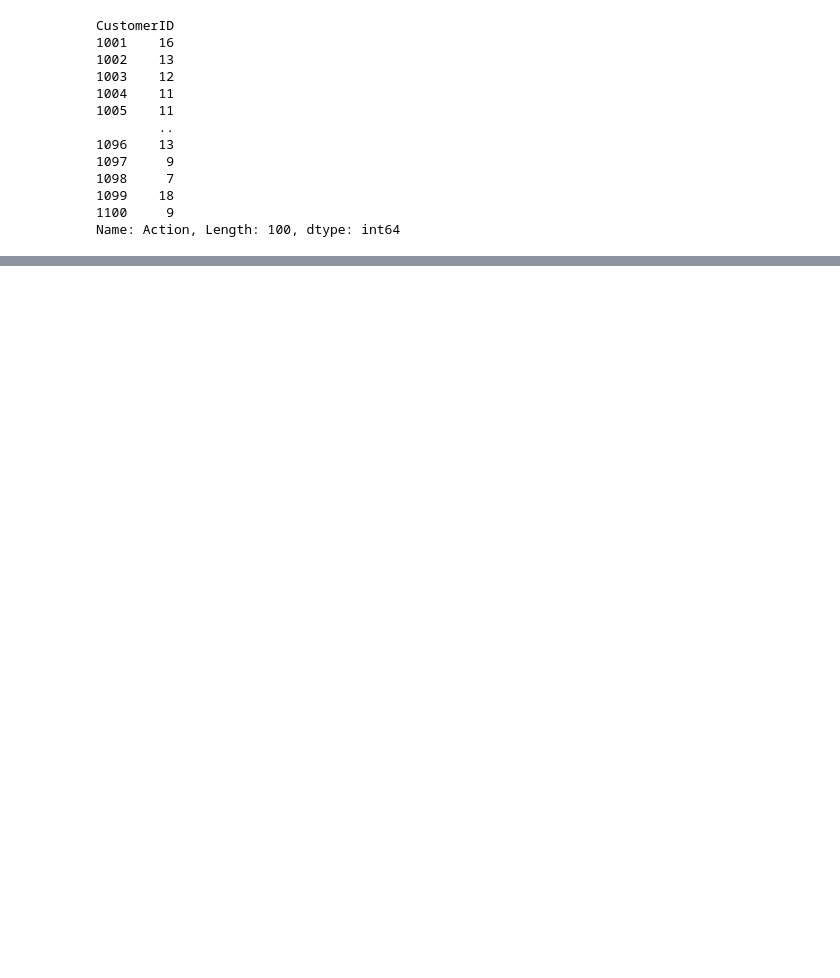
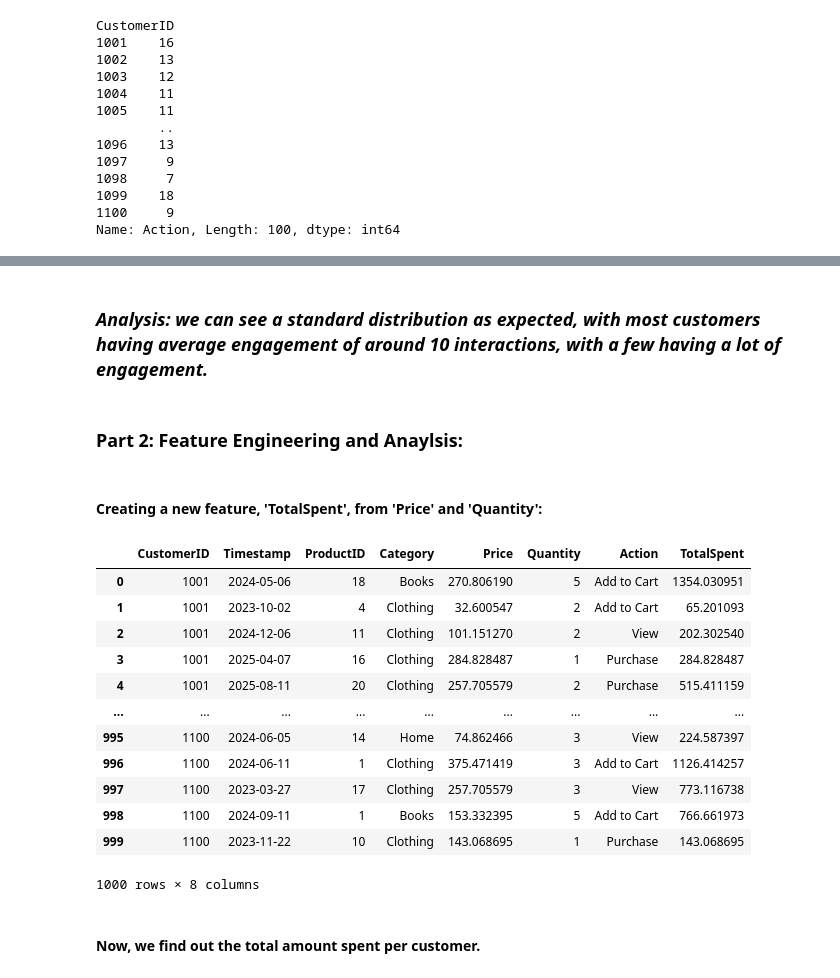
Before and after one commit to rajin-khan/machine-learning-sem10, a Jupyter notebook: assignments/Assignment1.ipynb, the cells around one changed output, grey strips where cells are left out. Saved outputs shown, nothing was run; the diff lists cells and outputs as text; code cells hidden in the pictures; blank space fills up the shorter version.

```diff
--- a/assignments/Assignment1.ipynb
+++ b/assignments/Assignment1.ipynb
@@ -175,0 +281,25 @@ Name: Action, Length: 100, dtype: int64
+# %% [markdown]
+### *Analysis: we can see a standard distribution as expected, with most customers having average engagement of around 10 interactions, with a few having a lot of engagement.*
+# %% [markdown]
+### Part 2: Feature Engineering and Anaylsis:
+# %% [markdown]
+#### Creating a new feature, 'TotalSpent', from 'Price' and 'Quantity':
+# %%
+df['TotalSpent'] = df['Price'] * df['Quantity']
+df
+# %% [output]
+|  | CustomerID | Timestamp | ProductID | Category | Price | Quantity | Action | TotalSpent |
+| 0 | 1001 | 2024-05-06 | 18 | Books | 270.806190 | 5 | Add to Cart | 1354.030951 |
+| 1 | 1001 | 2023-10-02 | 4 | Clothing | 32.600547 | 2 | Add to Cart | 65.201093 |
+| 2 | 1001 | 2024-12-06 | 11 | Clothing | 101.151270 | 2 | View | 202.302540 |
+| 3 | 1001 | 2025-04-07 | 16 | Clothing | 284.828487 | 1 | Purchase | 284.828487 |
+| 4 | 1001 | 2025-08-11 | 20 | Clothing | 257.705579 | 2 | Purchase | 515.411159 |
+| ... | ... | ... | ... | ... | ... | ... | ... | ... |
+| 995 | 1100 | 2024-06-05 | 14 | Home | 74.862466 | 3 | View | 224.587397 |
+| 996 | 1100 | 2024-06-11 | 1 | Clothing | 375.471419 | 3 | Add to Cart | 1126.414257 |
+| 997 | 1100 | 2023-03-27 | 17 | Clothing | 257.705579 | 3 | View | 773.116738 |
+| 998 | 1100 | 2024-09-11 | 1 | Books | 153.332395 | 5 | Add to Cart | 766.661973 |
+| 999 | 1100 | 2023-11-22 | 10 | Clothing | 143.068695 | 1 | Purchase | 143.068695 |
+1000 rows × 8 columns
+# %% [markdown]
+#### Now, we find out the total amount spent per customer.
```
Also changed, not shown: parts of 41 cells of this notebook, 3 other files.
